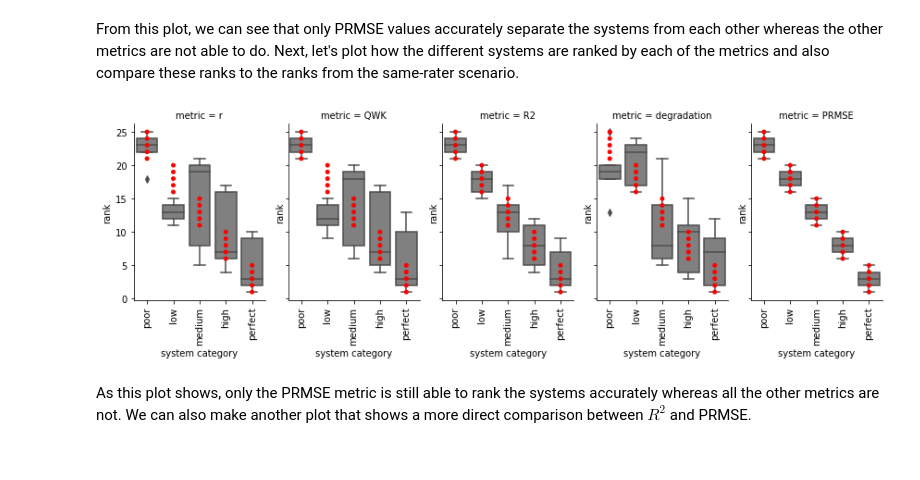
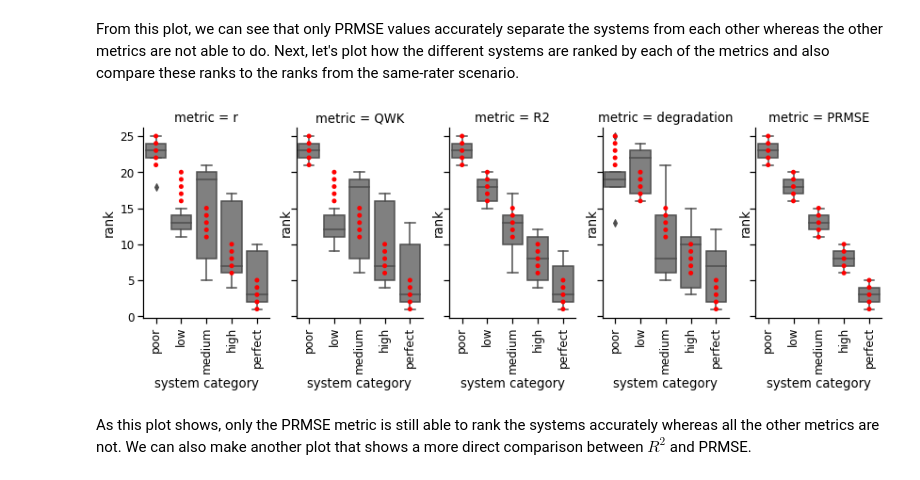
Before and after one commit to EducationalTestingService/prmse-simulations, a Jupyter notebook: notebooks/ranking_multiple_systems.ipynb, the cells around one changed output. Drawn from its saved outputs; the diff is of its cells as text; code cells hidden in the pictures.

Commit message:
Scale fonts in ranking plot.

```diff
--- a/notebooks/ranking_multiple_systems.ipynb
+++ b/notebooks/ranking_multiple_systems.ipynb
@@ -265,17 +265,17 @@ df_all_ranks_long = df_ranks_different_rater_pairs_long.merge(df_ranks_same_rate
                                                               suffixes=('_diff', '_same'))
 # %%
 # now make a plot that shows the comparison of the two sets of ranks
-g = sns.FacetGrid(df_all_ranks_long, col='metric', height=4, aspect=0.6)
-g.map(sns.boxplot, 'system_category', 'rank_diff', order=dataset.system_categories, color='grey')
-g.map(sns.stripplot, 'system_category', 'rank_same', order=dataset.system_categories, color='red', jitter=False)
-(g.set_xticklabels(dataset.system_categories, rotation=90)
-  .set(xlabel='system category')
-  .set(ylabel='rank'))
-plt.tight_layout(h_pad=1.0)
-plt.savefig(figure_dir / 'system_comparison.png')
-plt.show()
+with sns.plotting_context('notebook', font_scale=1.1):
+    g = sns.FacetGrid(df_all_ranks_long, col='metric', height=4, aspect=0.6)
+    g.map(sns.boxplot, 'system_category', 'rank_diff', order=dataset.system_categories, color='grey')
+    g.map(sns.stripplot, 'system_category', 'rank_same', order=dataset.system_categories, color='red', jitter=False)
+    (g.set_xticklabels(dataset.system_categories, rotation=90)
+      .set(xlabel='system category')
+      .set(ylabel='rank'))
+    plt.savefig(figure_dir / 'system_comparison.png', bbox_inches="tight")
+    plt.show()
 # %% [output]
-[figure, old version]
+[figure, new version]
 # %% [markdown]
 As this plot shows, only the PRMSE metric is still able to rank the systems accurately whereas all the other metrics are not. We can also make another plot that shows a more direct comparison between $R^2$ and PRMSE.
 # %%
```
